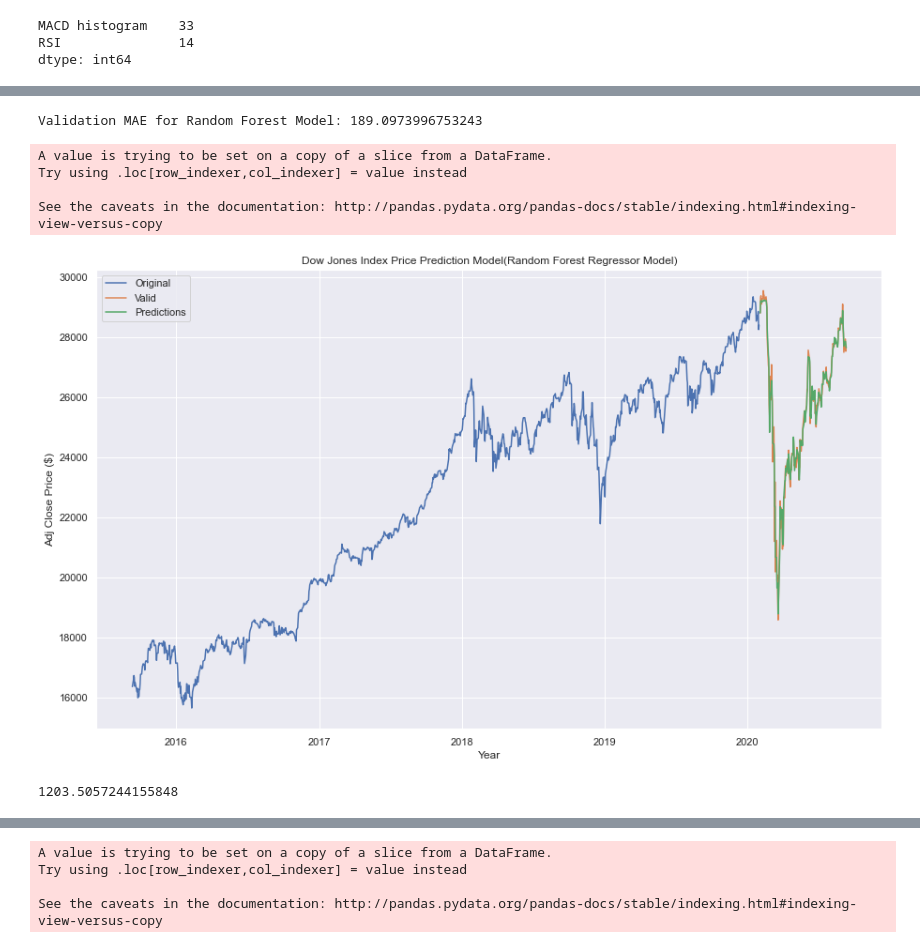
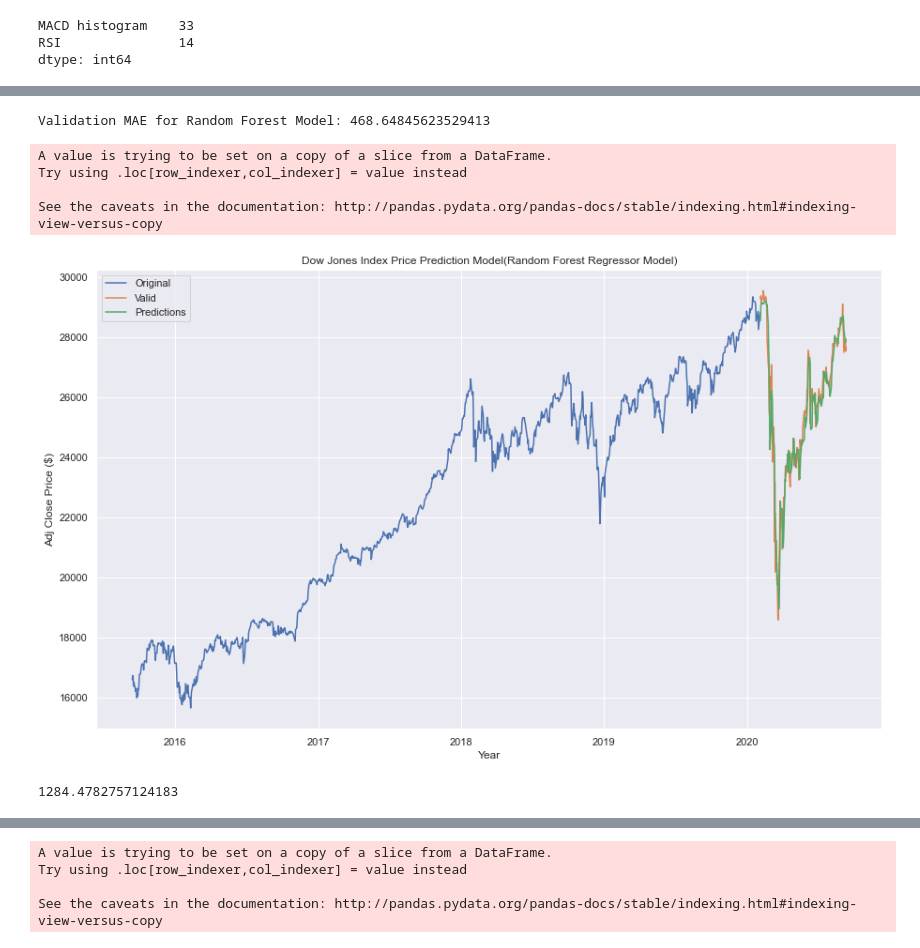
Before and after one commit to voducminh09/Stock-price-Classification-Time-Series-prediction-Project, a Jupyter notebook: Stock price prediction Project.ipynb, the cells around one changed output, grey strips where cells are left out. Saved outputs shown, nothing was run; the diff lists cells and outputs as text; code cells hidden in the pictures.

```diff
--- a/Stock price prediction Project.ipynb
+++ b/Stock price prediction Project.ipynb
@@ -505,7 +528,7 @@ MAE (Imputation):
 # Model - First, I will use Decision Tree algorithm
 dow_dt = DecisionTreeRegressor(random_state=1)
 # Fit Model
-dow_dt.fit(imputed_X_train, y_train)
+dow_dt.fit(imputed_X_train_dj, y_train_dj)
 # Prediction
-val_predictions = dow_dt.predict(X_val)
+val_predictions_dj = dow_dt.predict(X_val_dj)
 # %%
@@ -539,10 +561,10 @@ Max leaf nodes: 1000             Mean Absolute Error:  223
 # %%
 #Specifying max_leaf_nodes to be 56 would give better result than not specifying max_leaf_nodes
-apple_dt = DecisionTreeRegressor(max_leaf_nodes=56, random_state=1)
-apple_dt.fit(imputed_X_train, y_train)
-val_predictions = apple_dt.predict(X_val)
-val_mae = mean_absolute_error(y_val,val_predictions)
+dow_dt = DecisionTreeRegressor(max_leaf_nodes=33, random_state=1)
+dow_dt.fit(imputed_X_train_dj, y_train_dj)
+val_predictions_dj = dow_dt.predict(X_val_dj)
+val_mae_dj = mean_absolute_error(y_val_dj,val_predictions_dj)
 print("MEA for best max_leaf_nodes:")
-print(val_mae)
+print(val_mae_dj)
 # %% [output]
 MEA for best max_leaf_nodes:
@@ -550,12 +572,12 @@ MEA for best max_leaf_nodes:
 # %%
 #Visualizing Decision Tree prediction
-valid['Predictions'] = val_predictions
+valid_dj['Predictions'] = val_predictions_dj
 plt.figure(figsize=(15, 9))
 plt.title("Dow Jones Index Price Prediction Model(Decision Tree Regressor Model)")
 plt.xlabel("Year")
 plt.ylabel("Adj Close Price ($)")
-plt.plot(train['Adj Close'])
-plt.plot(valid[['Adj Close','Predictions']])
+plt.plot(train_dj['Adj Close'])
+plt.plot(valid_dj[['Adj Close','Predictions']])
 plt.legend(["Original", "Valid", "Predictions"])
 plt.show()
 # %% [output]
@@ -567,5 +589,4 @@ See the caveats in the documentation: http://pandas.pydata.org/pandas-docs/stabl
 # %%
 #Next, I will apply Random Forest algorithm
 dow_rf = RandomForestRegressor(random_state=1)
-dow_rf.fit(imputed_X_train,y_train)
-val_prediction = dow_rf.predict(X_val)
+dow_rf.fit(imputed_X_train_dj,y_train_dj)
@@ -572,29 +601,29 @@ val_prediction = dow_rf.predict(X_val)
 # %%
-dow_val_mae = mean_absolute_error(y_val,dow_rf.predict(X_val))
+dow_val_mae = mean_absolute_error(y_val_dj,dow_rf.predict(X_val_dj))
 #Calculating MEA
 print("Validation MAE for Random Forest Model: {}".format(dow_val_mae))
 # %% [output]
-Validation MAE for Random Forest Model: 189.0973996753243
+Validation MAE for Random Forest Model: 468.64845623529413
 # %%
 #MAE comparison between Decision Tree and Random Forest: Random Forest gives slightly lower MAE, meaning Random Forest fits
 #this model more.
 # %%
 #Visualizing Random Forest prediction
-valid['Predictions_rf'] = dow_rf.predict(X_val)
+valid_dj['Predictions_rf'] = dow_rf.predict(X_val_dj)
 plt.figure(figsize=(15, 9))
 plt.title("Dow Jones Index Price Prediction Model(Random Forest Regressor Model)")
 plt.xlabel("Year")
 plt.ylabel("Adj Close Price ($)")
-plt.plot(train['Adj Close'])
-plt.plot(valid[['Adj Close','Predictions_rf']])
+plt.plot(train_dj['Adj Close'])
+plt.plot(valid_dj[['Adj Close','Predictions_rf']])
 plt.legend(["Original", "Valid", "Predictions"])
 plt.show()
 # %% [output]
 A value is trying to be set on a copy of a slice from a DataFrame.
 Try using .loc[row_indexer,col_indexer] = value instead
 
 See the caveats in the documentation: http://pandas.pydata.org/pandas-docs/stable/indexing.html#indexing-view-versus-copy
-[figure, old version]
+[figure, new version]
 # %%
 #importing K-nearest neighbors library
 from sklearn import neighbors
@@ -619,7 +648,7 @@ predictions = model.predict(X_valid)
 # %%
-mae = mean_absolute_error(y_val,predictions)
+mae = mean_absolute_error(y_val_dj,predictions_dj_k)
 mae
 # %% [output]
-1203.5057244155848
+1284.4782757124183
 # %%
 #plot
```
Also changed, not shown: parts of 54 cells of this notebook.
